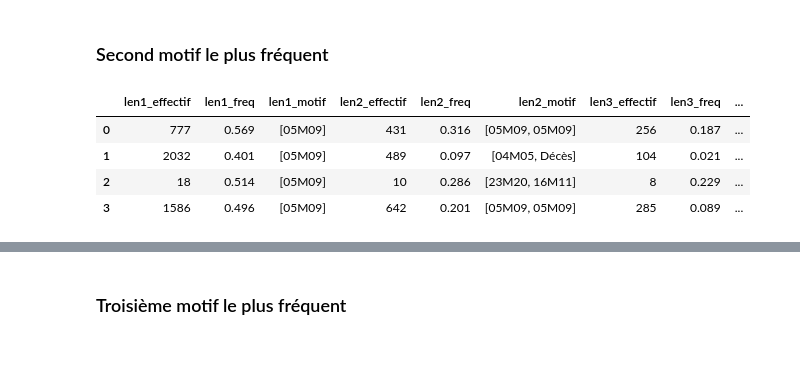
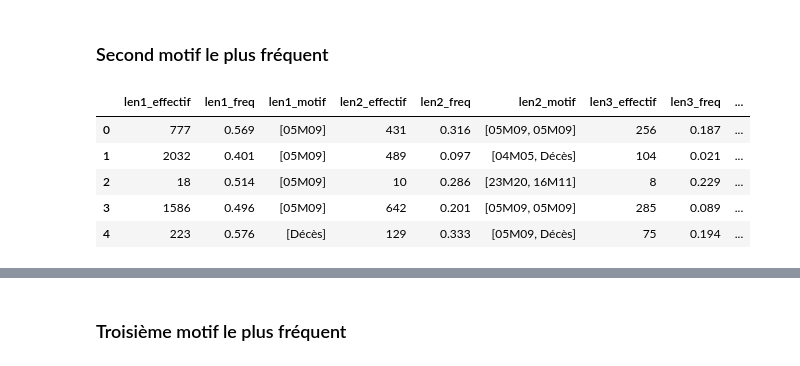
Before and after one commit to Kirscher/TextMining_Parcours_de_soin, a Jupyter notebook: text_mining/PrefixSpan.ipynb, the cells around one changed output, grey strips where cells are left out. Cells and saved outputs as stored; diff of their text form; code cells hidden in the pictures.

```diff
--- a/text_mining/PrefixSpan.ipynb
+++ b/text_mining/PrefixSpan.ipynb
@@ -21,8 +32,8 @@ from tqdm import tqdm
 import plotly.express as px
 # %%
 %%capture capt
-p_soins=pd.read_csv("./data/p_soins.csv", index_col=0)
-p_soins_IC=pd.read_csv("./data/p_soins_IC.csv", index_col=0)
+p_soins=pd.read_csv("../data/p_soins.csv", index_col=0)
+p_soins_IC=pd.read_csv("../data/p_soins_IC.csv", index_col=0)
 # %%
 p_soins.head()
 # %% [output]
@@ -114,7 +140,7 @@ def motifs_frequents_cluster(topk):
     results=pd.DataFrame()
 
     for length in range(1,5):
-        for cluster in range(1, 5):
+        for cluster in range(1, 6):
             corpus = p_soins[p_soins['1']==cluster].drop(["0", "1"], axis=1).stack().groupby(level=0).apply(list).tolist()
             ps = PrefixSpan(corpus)
             ps.minlen=length
@@ -151,10 +193,12 @@ motifs_frequents_cluster(1)
 # %% [markdown]
 ### Second motif le plus fréquent
 # %%
-motifs_frequents_cluster(2)
+top2=motifs_frequents_cluster(2)
+top2
 # %% [output]
 |  | len1_effectif | len1_freq | len1_motif | len2_effectif | len2_freq | len2_motif | len3_effectif | len3_freq | ... |
 | 0 | 777 | 0.569 | [05M09] | 431 | 0.316 | [05M09, 05M09] | 256 | 0.187 | ... |
 | 1 | 2032 | 0.401 | [05M09] | 489 | 0.097 | [04M05, Décès] | 104 | 0.021 | ... |
 | 2 | 18 | 0.514 | [05M09] | 10 | 0.286 | [23M20, 16M11] | 8 | 0.229 | ... |
 | 3 | 1586 | 0.496 | [05M09] | 642 | 0.201 | [05M09, 05M09] | 285 | 0.089 | ... |
+| 4 | 223 | 0.576 | [Décès] | 129 | 0.333 | [05M09, Décès] | 75 | 0.194 | ... |
```
Also changed, not shown: parts of 10 cells of this notebook.
